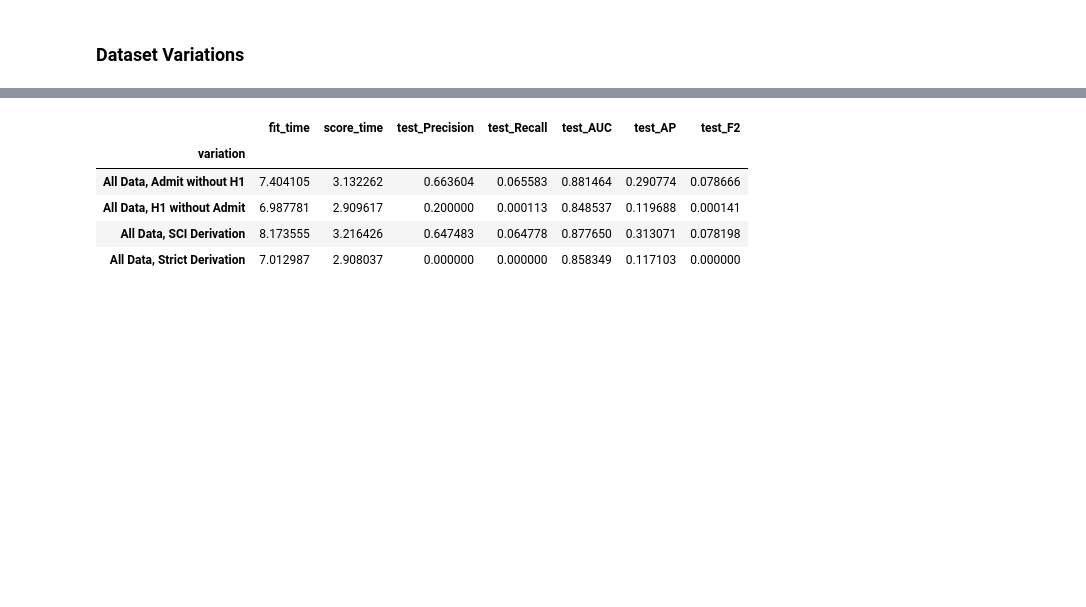
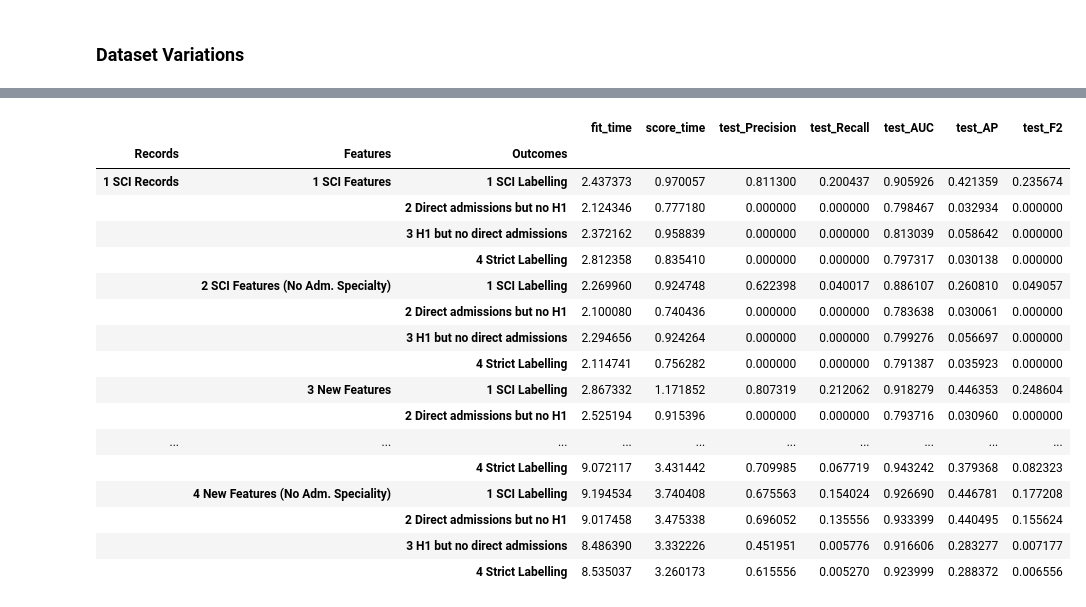
Before and after one commit to steliosbl/acute-care-pathways, a Jupyter notebook: salford.ipynb, the cells around one changed output, grey strips where cells are left out. Saved outputs shown, nothing was run; the diff lists cells and outputs as text; code cells hidden in the pictures; blank space fills up the shorter version.

Commit message:
More detailed replication experiments

```diff
--- a/salford.ipynb
+++ b/salford.ipynb
@@ -419,41 +300,0 @@ with warnings.catch_warnings():
-# %%
-from lightgbm import LGBMClassifier
-
-sal_X = SalfordData(sal[scores_with_notes_labs_and_hospital].drop(['AdmissionSpecialty', 'AdmitMethod'], axis=1)).convert_str_to_categorical(inplace=False)
-sal_y_strict, sal_y_sci, sal_y_h1, sal_y_admit = (
-    sal.derive_critical_event(wards=["CCU"], ignore_admit_ward=True, return_series=True),
-    sal.derive_critical_event(wards=["CCU", "HH1M"], ignore_admit_ward=False, return_series=True),
-    sal.derive_critical_event(wards=["CCU", "HH1M"], ignore_admit_ward=True, return_series=True),
-    sal.derive_critical_event(wards=["CCU"], ignore_admit_ward=False, return_series=True),
-)
-variations = {
-    'All Data, SCI Derivation': (sal_X, sal_y_sci),
-    'All Data, Strict Derivation': (sal_X, sal_y_strict),
-    'All Data, H1 without Admit': (sal_X, sal_y_h1),
-    'All Data, Admit without H1': (sal_X, sal_y_admit),
-}
-
-lightgbm_parameters = dict(
-    objective='binary',
-    random_state=42,
-    metrics=['l2', 'auc'],
-    boosting_type='gbdt',
-    n_jobs=1,
-    is_unbalance=True
-)
-
-with warnings.catch_warnings():
-    warnings.simplefilter("ignore")
-    display(pd.concat(
-        pd.DataFrame.from_dict(cross_validate(CalibratedClassifierCV(
-            LGBMClassifier(**lightgbm_parameters), **calibration_parameters
-        ), X, y, cv=5, n_jobs=1, scoring=cross_validation_metrics)).assign(variation=variation)
-        for variation, (X, y) in variations.items()
-    ).groupby('variation').mean())
-# %% [output]
-|  | fit_time | score_time | test_Precision | test_Recall | test_AUC | test_AP | test_F2 |
-| variation |  |  |  |  |  |  |  |
-| All Data, Admit without H1 | 7.404105 | 3.132262 | 0.663604 | 0.065583 | 0.881464 | 0.290774 | 0.078666 |
-| All Data, H1 without Admit | 6.987781 | 2.909617 | 0.200000 | 0.000113 | 0.848537 | 0.119688 | 0.000141 |
-| All Data, SCI Derivation | 8.173555 | 3.216426 | 0.647483 | 0.064778 | 0.877650 | 0.313071 | 0.078198 |
-| All Data, Strict Derivation | 7.012987 | 2.908037 | 0.000000 | 0.000000 | 0.858349 | 0.117103 | 0.000000 |
@@ -459,0 +355,21 @@ with warnings.catch_warnings():
+# %%
+replication_results
+# %% [output]
+|  |  |  | fit_time | score_time | test_Precision | test_Recall | test_AUC | test_AP | test_F2 |
+| Records | Features | Outcomes |  |  |  |  |  |  |  |
+| 1 SCI Records | 1 SCI Features | 1 SCI Labelling | 2.437373 | 0.970057 | 0.811300 | 0.200437 | 0.905926 | 0.421359 | 0.235674 |
+|  |  | 2 Direct admissions but no H1 | 2.124346 | 0.777180 | 0.000000 | 0.000000 | 0.798467 | 0.032934 | 0.000000 |
+|  |  | 3 H1 but no direct admissions | 2.372162 | 0.958839 | 0.000000 | 0.000000 | 0.813039 | 0.058642 | 0.000000 |
+|  |  | 4 Strict Labelling | 2.812358 | 0.835410 | 0.000000 | 0.000000 | 0.797317 | 0.030138 | 0.000000 |
+|  | 2 SCI Features (No Adm. Specialty) | 1 SCI Labelling | 2.269960 | 0.924748 | 0.622398 | 0.040017 | 0.886107 | 0.260810 | 0.049057 |
+|  |  | 2 Direct admissions but no H1 | 2.100080 | 0.740436 | 0.000000 | 0.000000 | 0.783638 | 0.030061 | 0.000000 |
+|  |  | 3 H1 but no direct admissions | 2.294656 | 0.924264 | 0.000000 | 0.000000 | 0.799276 | 0.056697 | 0.000000 |
+|  |  | 4 Strict Labelling | 2.114741 | 0.756282 | 0.000000 | 0.000000 | 0.791387 | 0.035923 | 0.000000 |
+|  | 3 New Features | 1 SCI Labelling | 2.867332 | 1.171852 | 0.807319 | 0.212062 | 0.918279 | 0.446353 | 0.248604 |
+|  |  | 2 Direct admissions but no H1 | 2.525194 | 0.915396 | 0.000000 | 0.000000 | 0.793716 | 0.030960 | 0.000000 |
+| ... | ... | ... | ... | ... | ... | ... | ... | ... | ... |
+|  |  | 4 Strict Labelling | 9.072117 | 3.431442 | 0.709985 | 0.067719 | 0.943242 | 0.379368 | 0.082323 |
+|  | 4 New Features (No Adm. Speciality) | 1 SCI Labelling | 9.194534 | 3.740408 | 0.675563 | 0.154024 | 0.926690 | 0.446781 | 0.177208 |
+|  |  | 2 Direct admissions but no H1 | 9.017458 | 3.475338 | 0.696052 | 0.135556 | 0.933399 | 0.440495 | 0.155624 |
+|  |  | 3 H1 but no direct admissions | 8.486390 | 3.332226 | 0.451951 | 0.005776 | 0.916606 | 0.283277 | 0.007177 |
+|  |  | 4 Strict Labelling | 8.535037 | 3.260173 | 0.615556 | 0.005270 | 0.923999 | 0.288372 | 0.006556 |
```
Also changed, not shown: parts of 10 cells of this notebook.
